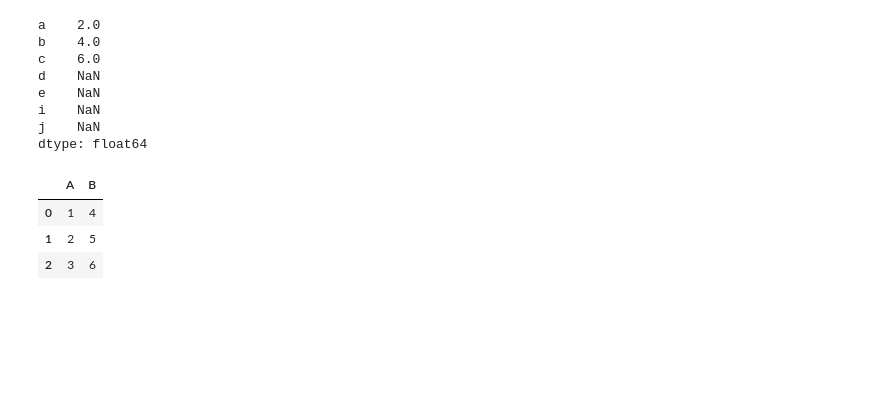
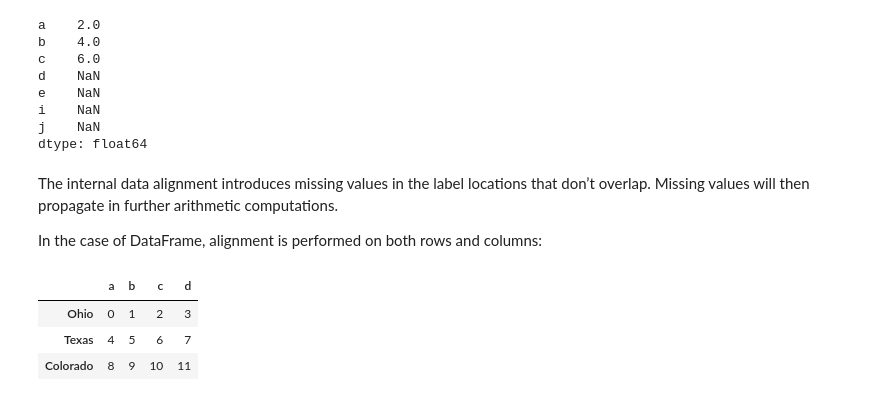
Before and after one commit to navneet-srivastava/python-data-analysis, a Jupyter notebook: pandas_tut.ipynb, the cells around one changed output. Drawn from its saved outputs; the diff is of its cells as text; code cells hidden in the pictures; blank space fills up the shorter version.

Commit message:
Expand pandas arithmetic examples with fill_value and reverse ops.
Cover DataFrame add/radd/rdiv and reindex fill_value usage.

Co-authored-by: Cursor <cursoragent@cursor.com>

```diff
--- a/pandas_tut.ipynb
+++ b/pandas_tut.ipynb
@@ -1287,13 +1287,18 @@ e    NaN
 i    NaN
 j    NaN
 dtype: float64
+# %% [markdown]
+The internal data alignment introduces missing values in the label locations that don’t
+overlap. Missing values will then propagate in further arithmetic computations.
+
+In the case of DataFrame, alignment is performed on both rows and columns:
 # %%
-df1 = pd.DataFrame(np.arange(12).reshape((3,4)), columns=list("abcd"))
-df2 = pd.DataFrame(np.arange(12,24).reshape((3,4)), columns=list("abcd"))
+df1 = pd.DataFrame(np.arange(12).reshape((3,4)), columns=list("abcd"), index=["Ohio", "Texas", "Colorado"])
+df2 = pd.DataFrame(np.arange(12,24).reshape((4,3)), columns=list("cde"), index=["Utah", "Ohio", "Texas", "Oregon"])
 
-df
+df1
 # %% [output]
-|  | A | B |
-| 0 | 1 | 4 |
-| 1 | 2 | 5 |
-| 2 | 3 | 6 |
+|  | a | b | c | d |
+| Ohio | 0 | 1 | 2 | 3 |
+| Texas | 4 | 5 | 6 | 7 |
+| Colorado | 8 | 9 | 10 | 11 |
```
Also changed, not shown: parts of 17 cells of this notebook.
